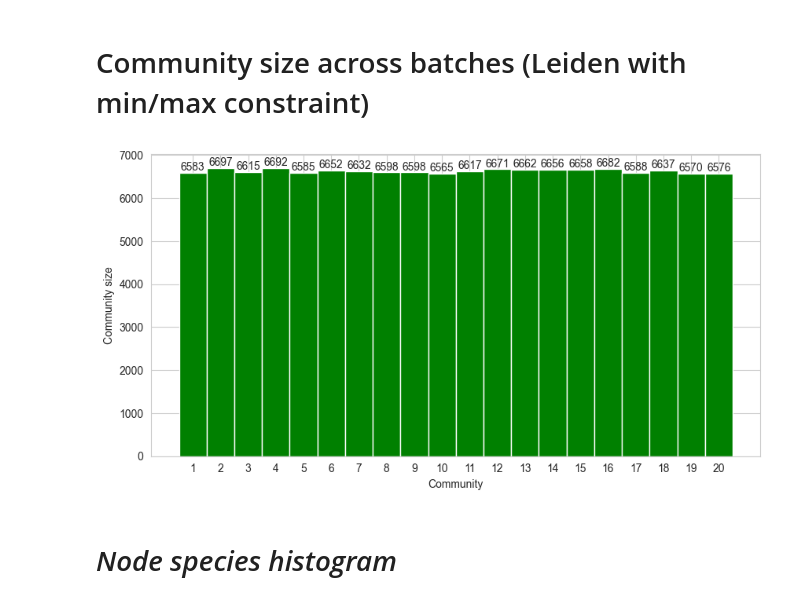
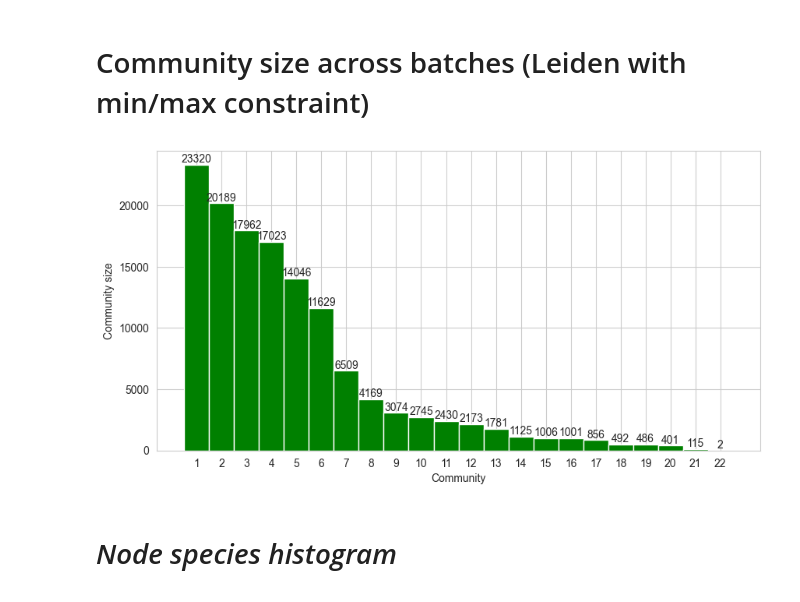
Before and after one commit to baophuoc1903/LeidenGCN, a Jupyter notebook: analysis.ipynb, the cells around one changed output. Saved outputs shown, nothing was run; the diff lists cells and outputs as text; code cells hidden in the pictures.

```diff
--- a/analysis.ipynb
+++ b/analysis.ipynb
@@ -152,18 +152,19 @@ print(np.around(modularity_random, 8))  # -0.00003675
 # %% [markdown]
 # Community size across batches (Leiden with min/max constraint)
 # %%
-histogram = [len(c) for c in leiden_coms]
+leiden_coms = cluster_reader(r"dataset/leiden_clusters_0.csv")
+histogram = sorted([len(c) for c in leiden_coms], reverse=True)
 
 plt.figure(figsize=(10,5))
 bar_plot = plt.bar(torch.arange(len(histogram)), histogram, color='g', width=1)
 plt.bar_label(bar_plot)
 plt.xlabel(f"Community")
 plt.ylabel("Community size")
 plt.xticks(torch.arange(len(histogram)), torch.arange(len(histogram)).numpy()+1)
 # plt.title("Community size extracted by the Leiden algorithm", weight='bold', color='b')
 plt.show()
 # %% [output]
-[figure, old version]
+[figure, new version]
 # %% [markdown]
 # *Node species histogram*
 # %%
```
Also changed, not shown: parts of 11 cells of this notebook, 1 other file.
